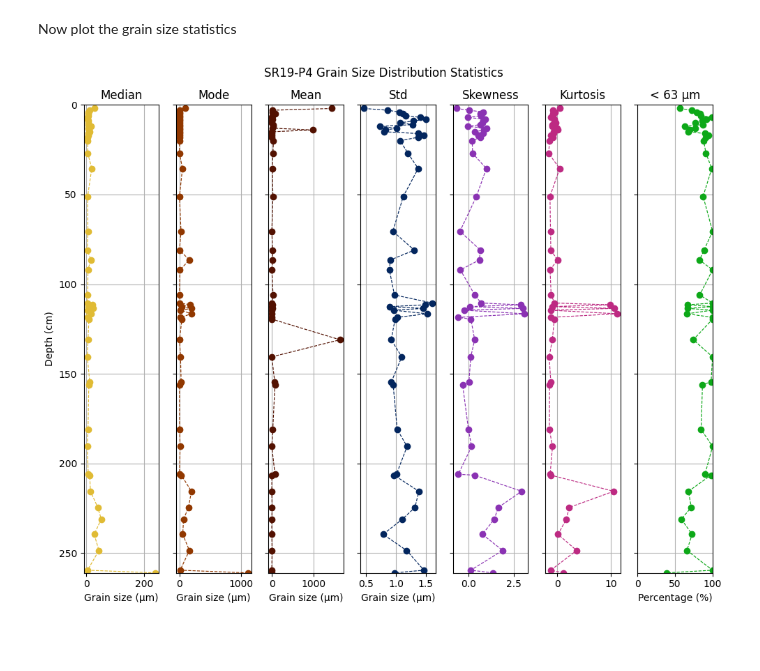
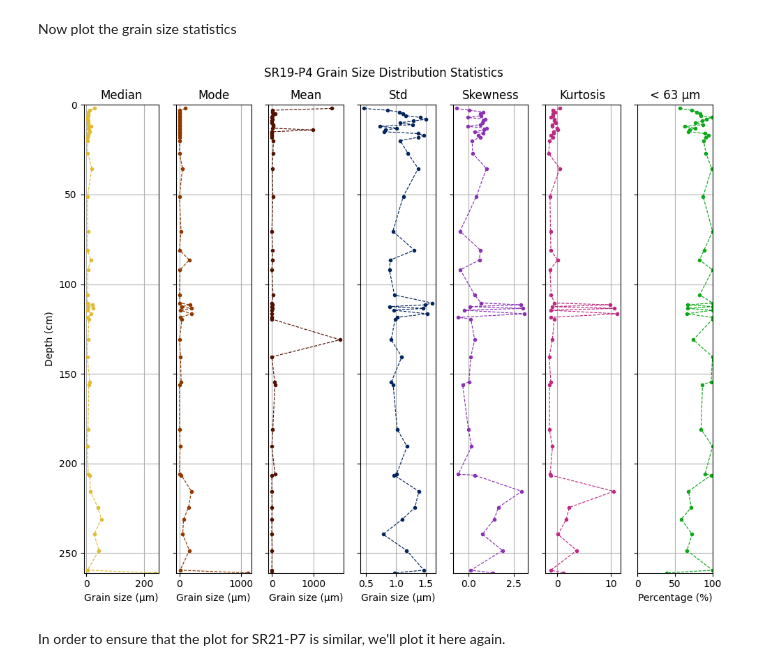
Before and after one commit to jvseds/SedLab, a Jupyter notebook: plot_lims.ipynb, the cells around one changed output. Saved outputs shown, nothing was run; the diff lists cells and outputs as text; code cells hidden in the pictures; blank space fills up the shorter version.

Commit message:
plotted also sr21 to ensure consistency

```diff
--- a/plot_lims.ipynb
+++ b/plot_lims.ipynb
@@ -58,6 +24,8 @@ sr19
 Now plot the grain size statistics
 # %%
 plot_path = "./data-files/gs-files/sr19-stats-261.png"
-sr19_plot = sr19.plot_stats_fines(fine_col="total", core_name="SR19-P4", figsize=(10, 8), save_fig=False, fpath=plot_path)
+sr19_plot = sr19.plot_stats_fines(fine_col="total", core_name="SR19-P4", marker=".", figsize=(10, 8), save_fig=False, fpath=plot_path)
 # %% [output]
-[figure, old version]
+[figure, new version]
+# %% [markdown]
+In order to ensure that the plot for SR21-P7 is similar, we'll plot it here again.
```
Also changed, not shown: parts of 6 cells of this notebook.
